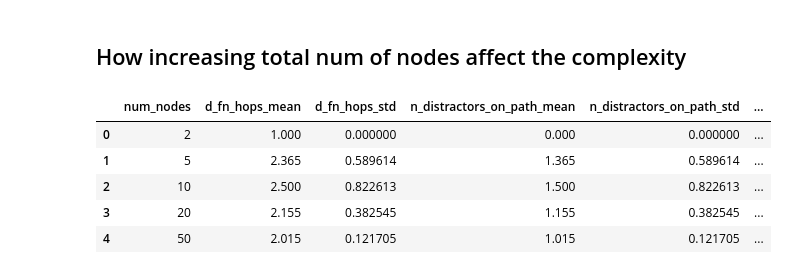
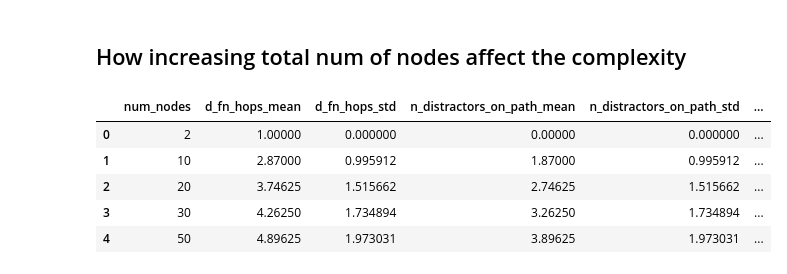
Before and after one commit to nabilasiregar/emergent-communication, a Jupyter notebook: analysis/network.ipynb, the cells around one changed output. Drawn from its saved outputs; the diff is of its cells as text; code cells hidden in the pictures.

```diff
--- a/analysis/network.ipynb
+++ b/analysis/network.ipynb
@@ -9,5 +10,5 @@ import matplotlib.pyplot as plt
 # %%
-dataset_path = "../data/train_data_20.pt"
+dataset_path = "../data/sparse_test_data_totalnodes:20.pt"
 dataset = torch.load(dataset_path)
 # %%
 def add_project_root(relative_to=".."):
@@ -129,7 +130,10 @@ Name: d_ratio, dtype: float64
 node_types = {v: k for k, v in DataConverter.NODE_TYPES.items()}
 
 def analyze_file(dataset_path):
-    N = int(dataset_path.rstrip('.pt').split('_')[-1])
+    match = re.search(r'totalnodes:(\d+)', dataset_path)
+    if not match:
+        raise ValueError(f"Could not extract number of nodes from path: {dataset_path}")
+    N = int(match.group(1))
     dataset = torch.load(dataset_path)
 
     rows = []
@@ -170,26 +174,26 @@ def analyze_file(dataset_path):
     return pd.DataFrame(rows)
 # %%
 all_dfs = []
-for path in glob.glob('../data/train_data_*.pt'):
+for path in glob.glob('../data/sparse_train_data_totalnodes:*.pt'):
     dfN = analyze_file(path)
     all_dfs.append(dfN)
 df = pd.concat(all_dfs, ignore_index=True)
 
 summary = df.groupby('num_nodes').agg({
     'd_fn_hops':   ['mean','std'],
     'n_distractors_on_path':['mean','std'],
     'd_fn_distance':  ['mean','std'],
     'ratio':      ['mean','std']
 }).reset_index()
 summary.columns = ['_'.join(col).strip('_') for col in summary.columns.values]
 summary
 # %% [output]
 |  | num_nodes | d_fn_hops_mean | d_fn_hops_std | n_distractors_on_path_mean | n_distractors_on_path_std | ... |
-| 0 | 2 | 1.000 | 0.000000 | 0.000 | 0.000000 | ... |
-| 1 | 5 | 2.365 | 0.589614 | 1.365 | 0.589614 | ... |
-| 2 | 10 | 2.500 | 0.822613 | 1.500 | 0.822613 | ... |
-| 3 | 20 | 2.155 | 0.382545 | 1.155 | 0.382545 | ... |
-| 4 | 50 | 2.015 | 0.121705 | 1.015 | 0.121705 | ... |
+| 0 | 2 | 1.00000 | 0.000000 | 0.00000 | 0.000000 | ... |
+| 1 | 10 | 2.87000 | 0.995912 | 1.87000 | 0.995912 | ... |
+| 2 | 20 | 3.74625 | 1.515662 | 2.74625 | 1.515662 | ... |
+| 3 | 30 | 4.26250 | 1.734894 | 3.26250 | 1.734894 | ... |
+| 4 | 50 | 4.89625 | 1.973031 | 3.89625 | 1.973031 | ... |
 # %%
 plt.figure(figsize=(8,6))
 plt.errorbar(summary['num_nodes'],
```
Also changed, not shown: parts of 6 cells of this notebook.
